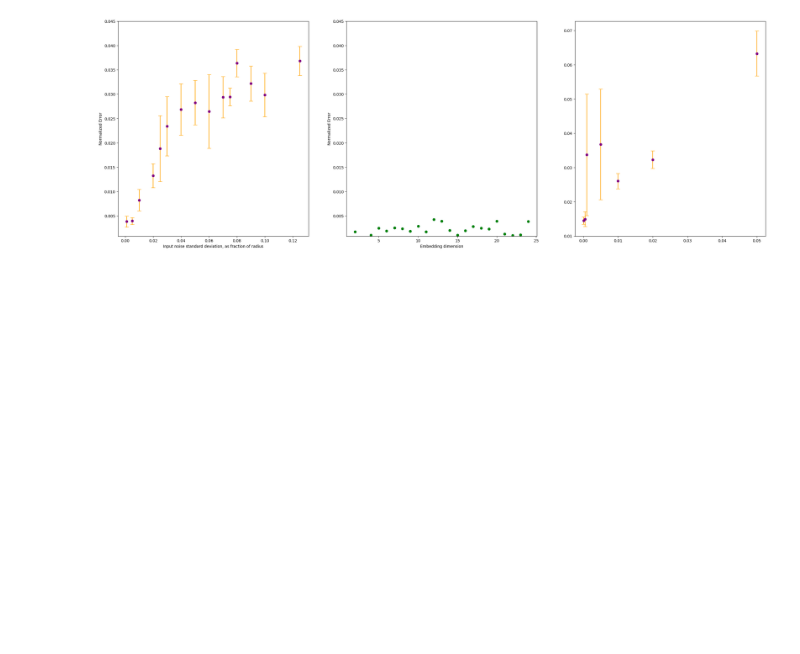
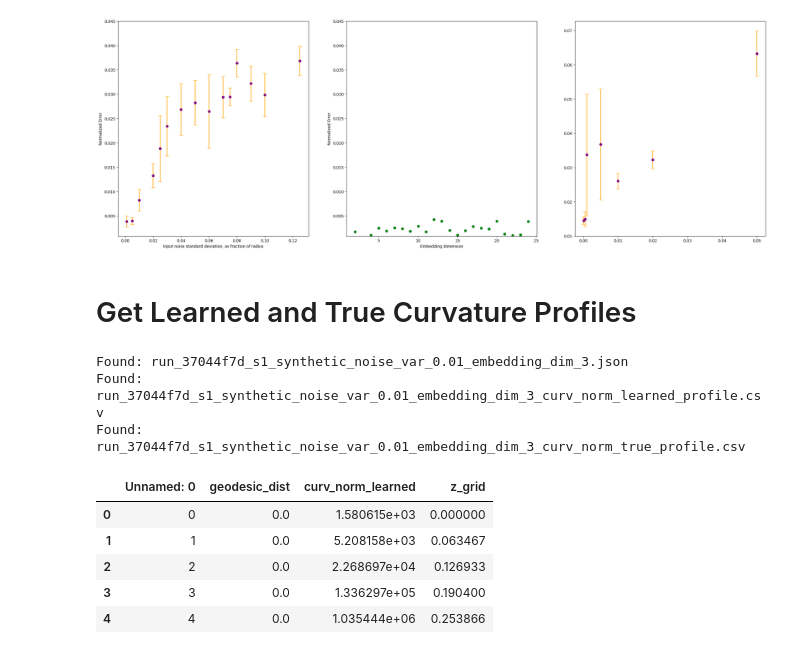
Before and after one commit to geometric-intelligence/neurometry, a Jupyter notebook: neuralgeom/notebooks/05_evaluate_curvature_estimation.ipynb, the cells around one changed output. Drawn from its saved outputs; the diff is of its cells as text; code cells hidden in the pictures; blank space fills up the shorter version.

```diff
--- a/neuralgeom/notebooks/05_evaluate_curvature_estimation.ipynb
+++ b/neuralgeom/notebooks/05_evaluate_curvature_estimation.ipynb
@@ -203,3 +232,5 @@ plt.ylabel("Normalized Error")
 # %% [output]
 Text(0, 0.5, 'Normalized Error')
 [figure]
+# %% [markdown]
+# Get Learned and True Curvature Profiles
@@ -205,0 +281,17 @@ Text(0, 0.5, 'Normalized Error')
+# %%
+run_id = "37044f7d"
+config = config_from_run_id(run_id)
+learned_profile, true_profile = curvature_profiles_from_run_id(run_id)
+# %% [output]
+Found: run_37044f7d_s1_synthetic_noise_var_0.01_embedding_dim_3.json
+Found: run_37044f7d_s1_synthetic_noise_var_0.01_embedding_dim_3_curv_norm_learned_profile.csv
+Found: run_37044f7d_s1_synthetic_noise_var_0.01_embedding_dim_3_curv_norm_true_profile.csv
+# %%
+learned_profile.head()
+# %% [output]
+|  | Unnamed: 0 | geodesic_dist | curv_norm_learned | z_grid |
+| 0 | 0 | 0.0 | 1.580615e+03 | 0.000000 |
+| 1 | 1 | 0.0 | 5.208158e+03 | 0.063467 |
+| 2 | 2 | 0.0 | 2.268697e+04 | 0.126933 |
+| 3 | 3 | 0.0 | 1.336297e+05 | 0.190400 |
+| 4 | 4 | 0.0 | 1.035444e+06 | 0.253866 |
```
Also changed, not shown: parts of 13 cells of this notebook, 6 other files.
